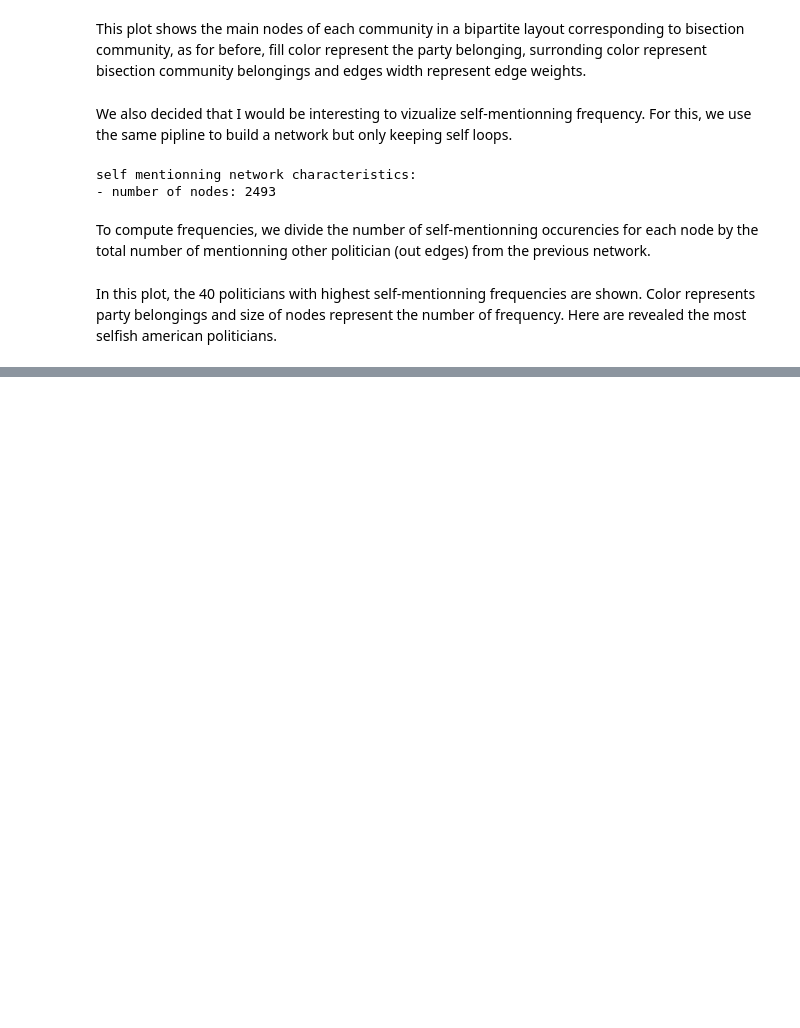
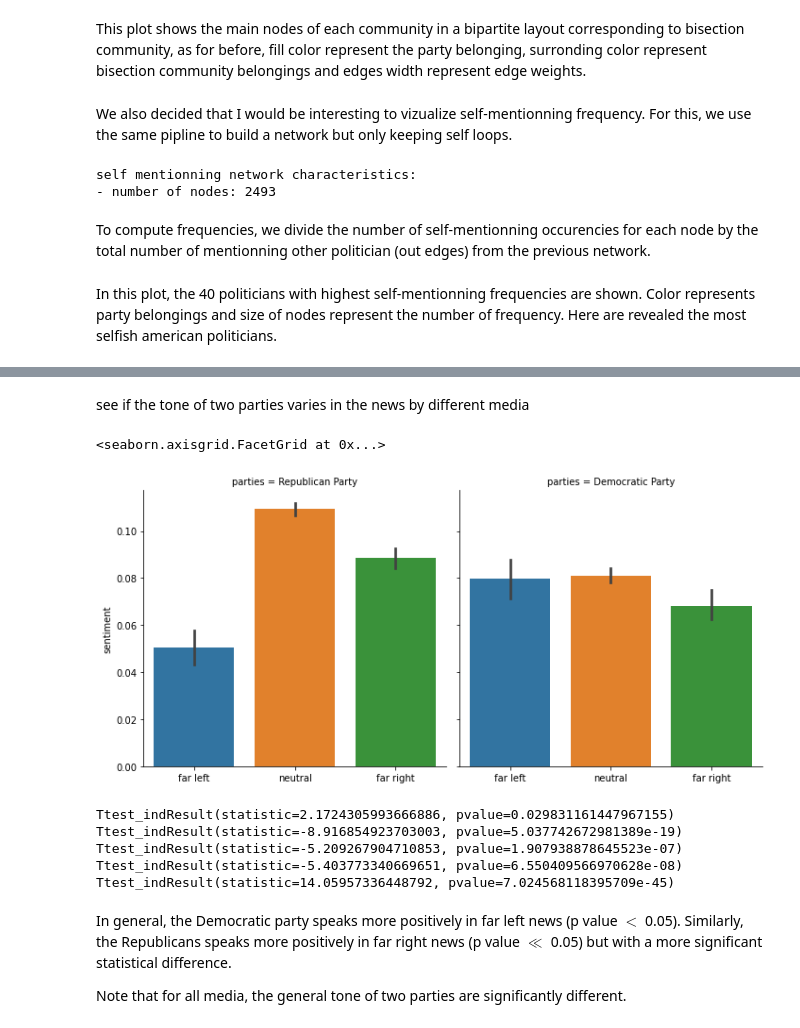
Before and after one commit to epfl-ada/ada-2021-project-date-a-data, a Jupyter notebook: network_analysis_viz.ipynb, the cells around one changed output, grey strips where cells are left out. Cells and saved outputs as stored; diff of their text form; code cells hidden in the pictures; blank space fills up the shorter version.

```diff
--- a/network_analysis_viz.ipynb
+++ b/network_analysis_viz.ipynb
@@ -215,0 +307,33 @@ In this plot, the 40 politicians with highest self-mentionning frequencies are s
+# %% [markdown]
+see if the tone of two parties varies in the news by different media
+# %%
+g = sns.factorplot(data=df_full, col='parties', x='bias_cat', y='sentiment', kind='bar', ci=95)
+g.set_xlabels('')
+# %% [output]
+<seaborn.axisgrid.FacetGrid at 0x...>
+[figure, added]
+# %%
+from scipy.stats import ttest_ind
+
+
+demo_in_left = (df_full['bias_cat'] == 'far left') & (df_full['parties'] == 'Democratic Party')
+demo_in_right = (df_full['bias_cat'] == 'far right') & (df_full['parties'] == 'Democratic Party')
+gop_in_left = (df_full['bias_cat'] == 'far left') & (df_full['parties'] == 'Republican Party')
+gop_in_right = (df_full['bias_cat'] == 'far right') & (df_full['parties'] == 'Republican Party')
+gop_in_neu = (df_full['bias_cat'] == 'neutral') & (df_full['parties'] == 'Republican Party')
+demo_in_neu = (df_full['bias_cat'] == 'neutral') & (df_full['parties'] == 'Democratic Party')
+print(ttest_ind(df_full[demo_in_left]['sentiment'], df_full[demo_in_right]['sentiment'], equal_var=False))
+print(ttest_ind(df_full[gop_in_left]['sentiment'], df_full[gop_in_right]['sentiment'], equal_var=False))
+print(ttest_ind(df_full[gop_in_left]['sentiment'], df_full[demo_in_left]['sentiment'], equal_var=False))
+print(ttest_ind(df_full[demo_in_right]['sentiment'], df_full[gop_in_right]['sentiment'], equal_var=False))
+print(ttest_ind(df_full[gop_in_neu]['sentiment'], df_full[demo_in_neu]['sentiment'], equal_var=False))
+# %% [output]
+Ttest_indResult(statistic=2.1724305993666886, pvalue=0.029831161447967155)
+Ttest_indResult(statistic=-8.916854923703003, pvalue=5.037742672981389e-19)
+Ttest_indResult(statistic=-5.209267904710853, pvalue=1.907938878645523e-07)
+Ttest_indResult(statistic=-5.403773340669651, pvalue=6.550409566970628e-08)
+Ttest_indResult(statistic=14.05957336448792, pvalue=7.024568118395709e-45)
+# %% [markdown]
+In general, the Democratic party speaks more positively in far left news (p value $\lt$ 0.05). Similarly, the Republicans speaks more positively in far right news (p value $\ll$ 0.05) but with a more significant statistical difference.
+
+Note that for all media, the general tone of two parties are significantly different.
```
Also changed, not shown: parts of 15 cells of this notebook, 3 other files.
